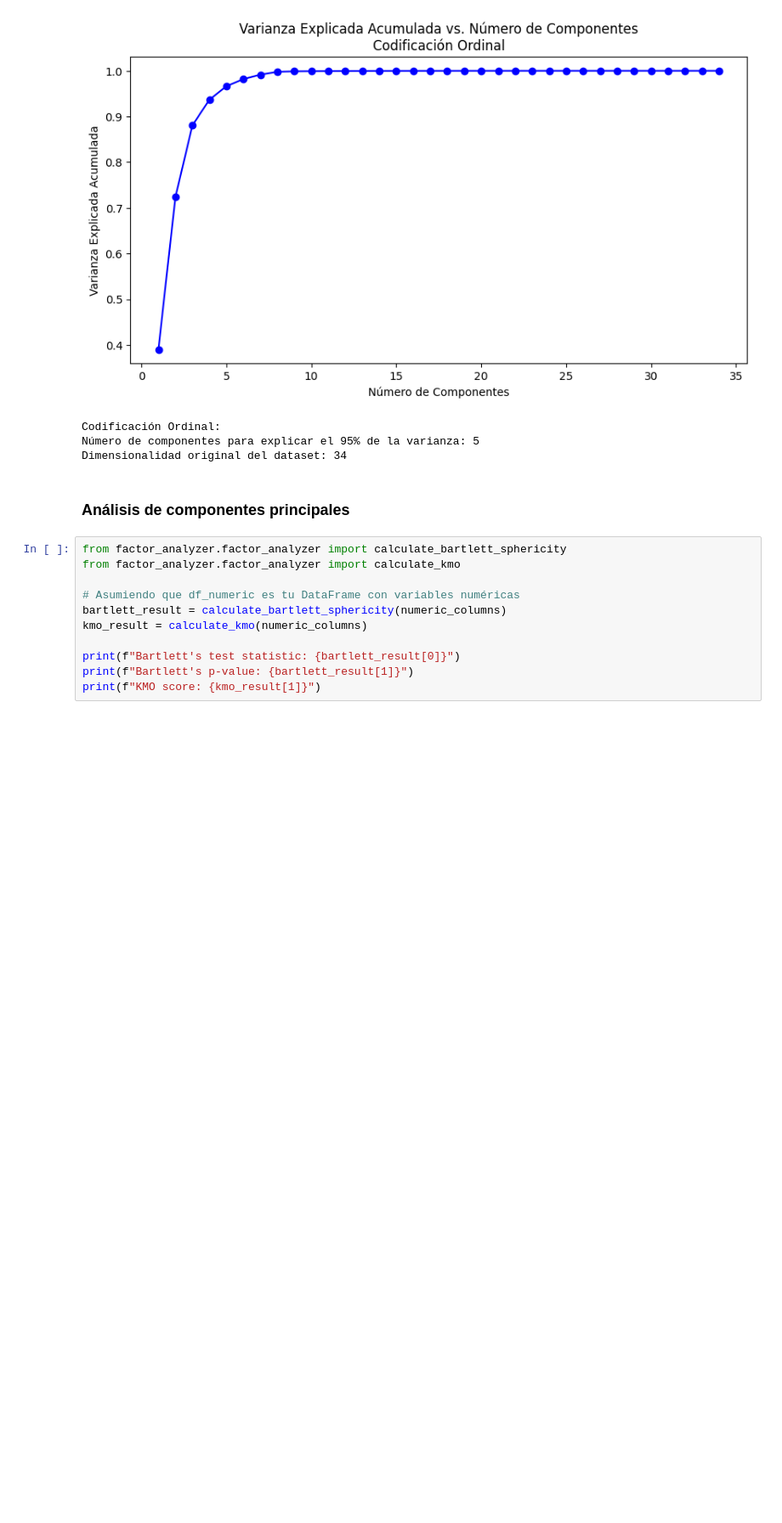
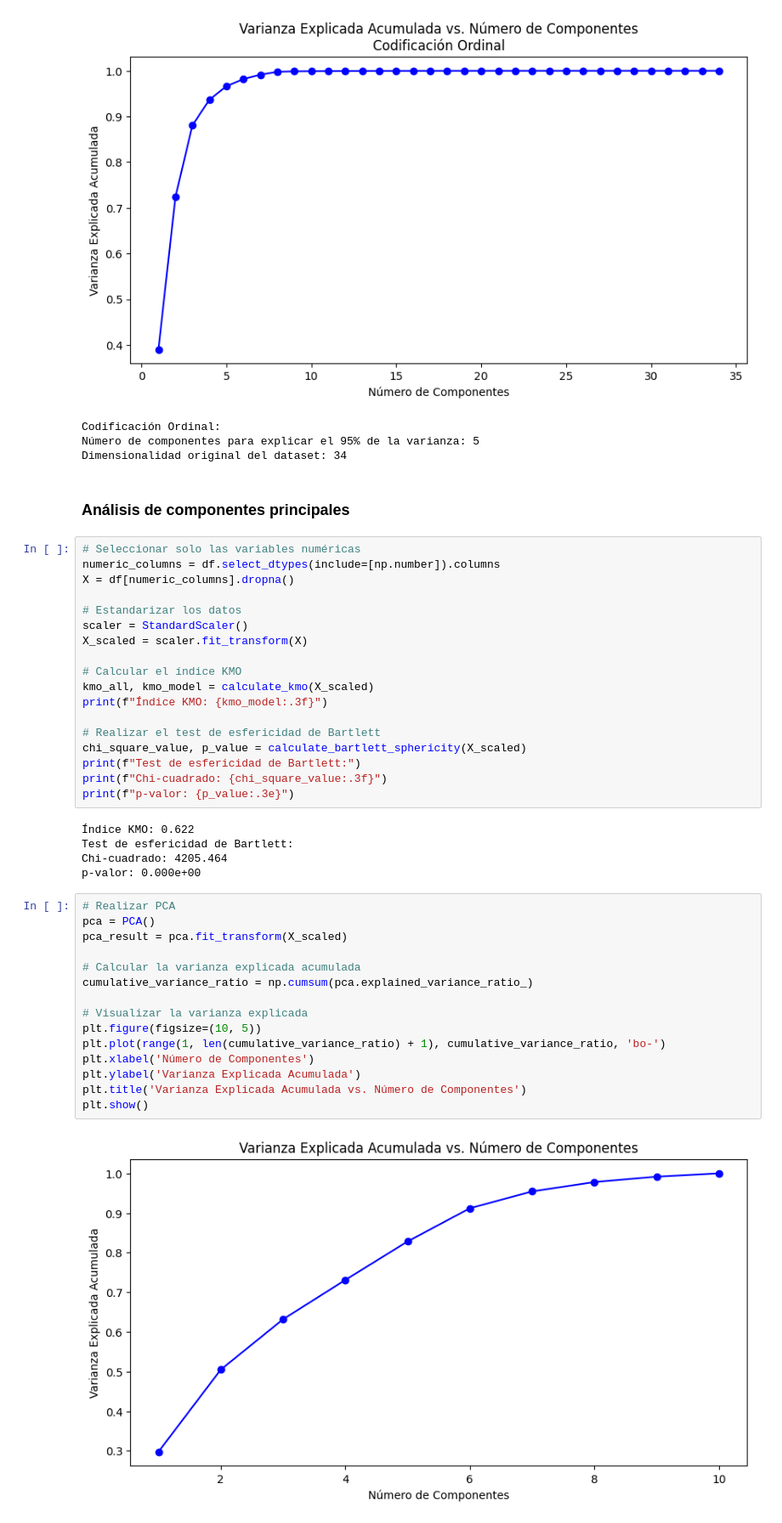
Before and after one commit to Sebas021210/Lab1-DS, a Jupyter notebook: Lab1.ipynb, the cells around one changed output. Shown at 85% size. Cells and saved outputs as stored; diff of their text form; blank space fills up the shorter version.

```diff
--- a/Lab1.ipynb
+++ b/Lab1.ipynb
@@ -288,14 +291,43 @@ Número de componentes para explicar el 95% de la varianza: 5
 Dimensionalidad original del dataset: 34
 # %% [markdown]
 ### Análisis de componentes principales
-# %%
-from factor_analyzer.factor_analyzer import calculate_bartlett_sphericity
-from factor_analyzer.factor_analyzer import calculate_kmo
-
-# Asumiendo que df_numeric es tu DataFrame con variables numéricas
-bartlett_result = calculate_bartlett_sphericity(numeric_columns)
-kmo_result = calculate_kmo(numeric_columns)
-
-print(f"Bartlett's test statistic: {bartlett_result[0]}")
-print(f"Bartlett's p-value: {bartlett_result[1]}")
-print(f"KMO score: {kmo_result[1]}")
+# %%
+# Seleccionar solo las variables numéricas
+numeric_columns = df.select_dtypes(include=[np.number]).columns
+X = df[numeric_columns].dropna()
+
+# Estandarizar los datos
+scaler = StandardScaler()
+X_scaled = scaler.fit_transform(X)
+
+# Calcular el índice KMO
+kmo_all, kmo_model = calculate_kmo(X_scaled)
+print(f"Índice KMO: {kmo_model:.3f}")
+
+# Realizar el test de esfericidad de Bartlett
+chi_square_value, p_value = calculate_bartlett_sphericity(X_scaled)
+print(f"Test de esfericidad de Bartlett:")
+print(f"Chi-cuadrado: {chi_square_value:.3f}")
+print(f"p-valor: {p_value:.3e}")
+# %% [output]
+Índice KMO: 0.622
+Test de esfericidad de Bartlett:
+Chi-cuadrado: 4205.464
+p-valor: 0.000e+00
+# %%
+# Realizar PCA
+pca = PCA()
+pca_result = pca.fit_transform(X_scaled)
+
+# Calcular la varianza explicada acumulada
+cumulative_variance_ratio = np.cumsum(pca.explained_variance_ratio_)
+
+# Visualizar la varianza explicada
+plt.figure(figsize=(10, 5))
+plt.plot(range(1, len(cumulative_variance_ratio) + 1), cumulative_variance_ratio, 'bo-')
+plt.xlabel('Número de Componentes')
+plt.ylabel('Varianza Explicada Acumulada')
+plt.title('Varianza Explicada Acumulada vs. Número de Componentes')
+plt.show()
+# %% [output]
+[figure, added]
```
Also changed, not shown: parts of 3 cells of this notebook.
